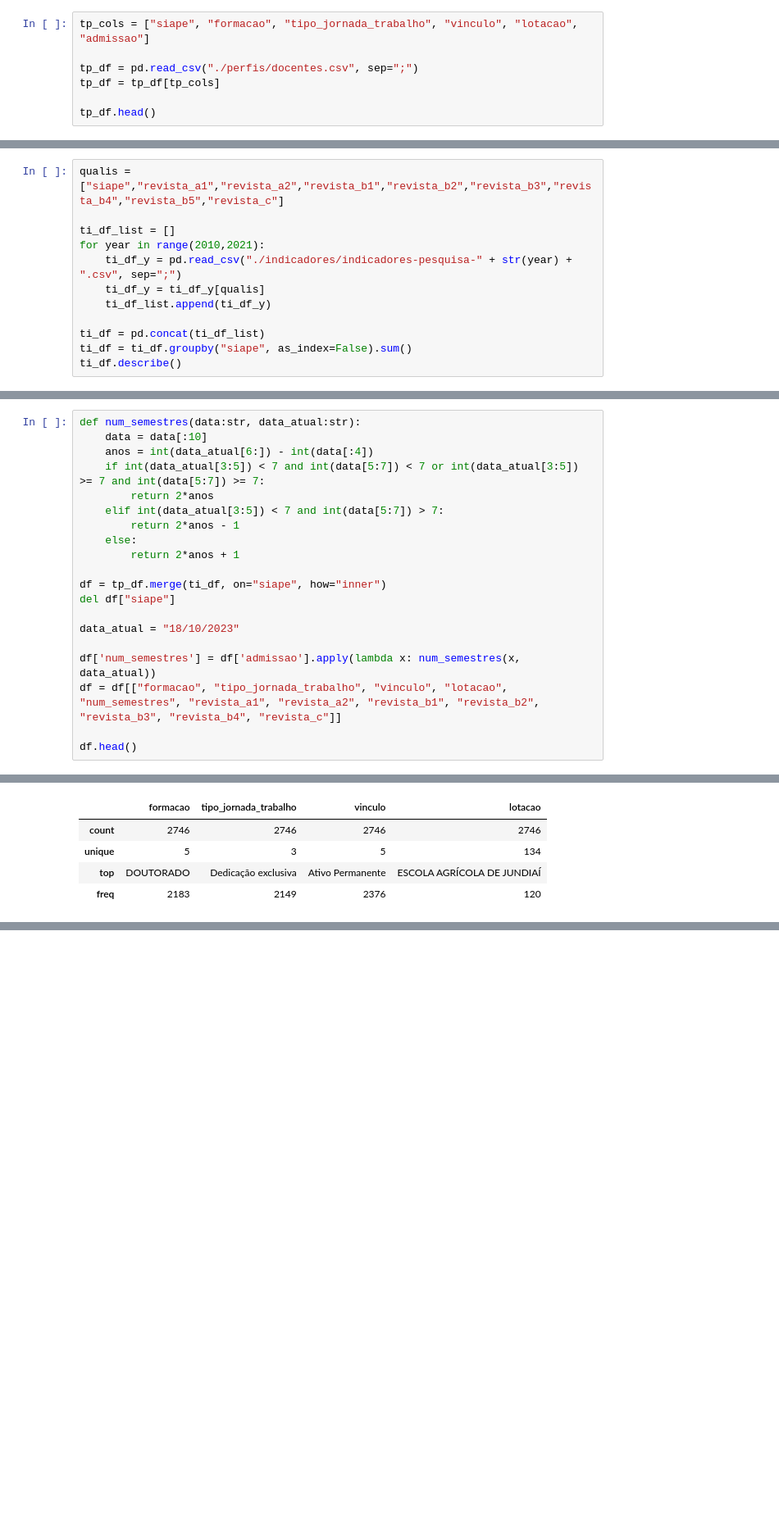
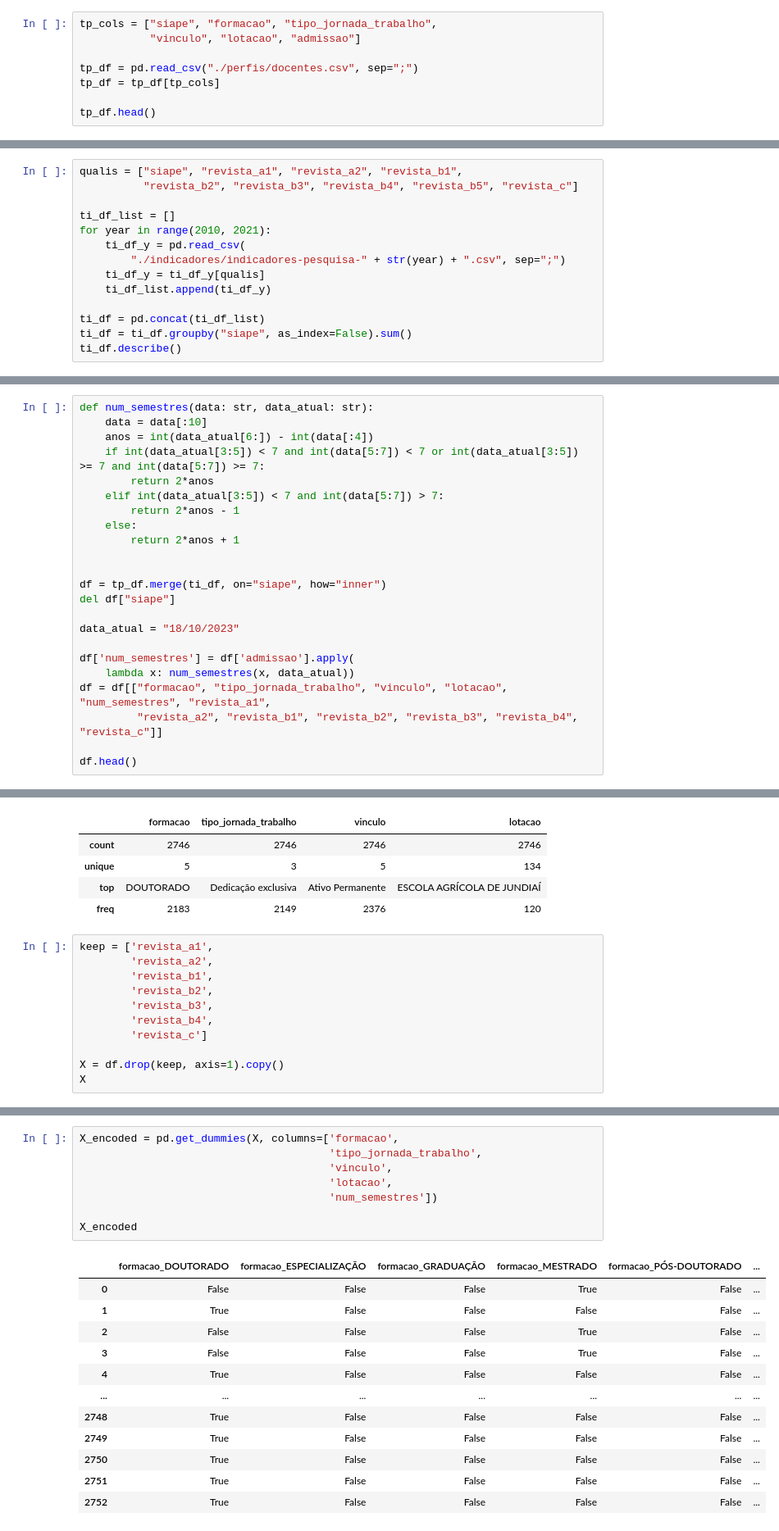
Before and after one commit to Lucas-Morais-Freire/AI, a Jupyter notebook: proj U1/teacher_qualis.ipynb, the cells around one changed output, grey strips where cells are left out. Shown: that part at 82% size. Saved outputs shown, nothing was run; the diff lists cells and outputs as text; blank space fills up the shorter version.

```diff
--- a/proj U1/teacher_qualis.ipynb
+++ b/proj U1/teacher_qualis.ipynb
@@ -3,5 +10,6 @@ import pandas as pd
 # %%
-tp_cols = ["siape", "formacao", "tipo_jornada_trabalho", "vinculo", "lotacao", "admissao"]
+tp_cols = ["siape", "formacao", "tipo_jornada_trabalho",
+           "vinculo", "lotacao", "admissao"]
 
 tp_df = pd.read_csv("./perfis/docentes.csv", sep=";")
 tp_df = tp_df[tp_cols]
@@ -46,11 +54,13 @@ tp_df.describe()
 | 75% | 2.722937e+06 |
 | max | 9.350807e+06 |
 # %%
-qualis = ["siape","revista_a1","revista_a2","revista_b1","revista_b2","revista_b3","revista_b4","revista_b5","revista_c"]
+qualis = ["siape", "revista_a1", "revista_a2", "revista_b1",
+          "revista_b2", "revista_b3", "revista_b4", "revista_b5", "revista_c"]
 
 ti_df_list = []
-for year in range(2010,2021):
-    ti_df_y = pd.read_csv("./indicadores/indicadores-pesquisa-" + str(year) + ".csv", sep=";")
+for year in range(2010, 2021):
+    ti_df_y = pd.read_csv(
+        "./indicadores/indicadores-pesquisa-" + str(year) + ".csv", sep=";")
     ti_df_y = ti_df_y[qualis]
     ti_df_list.append(ti_df_y)
 
@@ -68,7 +78,7 @@ ti_df.describe()
 | 75% | 2.721404e+06 | 3.000000 | 2.000000 | 2.000000 | 1.000000 | 1.000000 | 0.000000 | 0.000000 | ... |
 | max | 9.350807e+06 | 71.000000 | 51.000000 | 99.000000 | 46.000000 | 41.000000 | 32.000000 | 8.000000 | ... |
 # %%
-def num_semestres(data:str, data_atual:str):
+def num_semestres(data: str, data_atual: str):
     data = data[:10]
     anos = int(data_atual[6:]) - int(data[:4])
     if int(data_atual[3:5]) < 7 and int(data[5:7]) < 7 or int(data_atual[3:5]) >= 7 and int(data[5:7]) >= 7:
@@ -78,13 +88,16 @@ def num_semestres(data:str, data_atual:str):
     else:
         return 2*anos + 1
 
+
 df = tp_df.merge(ti_df, on="siape", how="inner")
 del df["siape"]
 
 data_atual = "18/10/2023"
 
-df['num_semestres'] = df['admissao'].apply(lambda x: num_semestres(x, data_atual))
-df = df[["formacao", "tipo_jornada_trabalho", "vinculo", "lotacao", "num_semestres", "revista_a1", "revista_a2", "revista_b1", "revista_b2", "revista_b3", "revista_b4", "revista_c"]]
+df['num_semestres'] = df['admissao'].apply(
+    lambda x: num_semestres(x, data_atual))
+df = df[["formacao", "tipo_jornada_trabalho", "vinculo", "lotacao", "num_semestres", "revista_a1",
+         "revista_a2", "revista_b1", "revista_b2", "revista_b3", "revista_b4", "revista_c"]]
 
 df.head()
 # %% [output]
@@ -195,3 +211,14 @@ df.describe(include="object")
 | unique | 5 | 3 | 5 | 134 |
 | top | DOUTORADO | Dedicação exclusiva | Ativo Permanente | ESCOLA AGRÍCOLA DE JUNDIAÍ |
 | freq | 2183 | 2149 | 2376 | 120 |
+# %%
+keep = ['revista_a1',
+        'revista_a2',
+        'revista_b1',
+        'revista_b2',
+        'revista_b3',
+        'revista_b4',
+        'revista_c']
+
+X = df.drop(keep, axis=1).copy()
+X
@@ -197,0 +267,21 @@ df.describe(include="object")
+# %%
+X_encoded = pd.get_dummies(X, columns=['formacao',
+                                       'tipo_jornada_trabalho',
+                                       'vinculo',
+                                       'lotacao',
+                                       'num_semestres'])
+
+X_encoded
+# %% [output]
+|  | formacao_DOUTORADO | formacao_ESPECIALIZAÇÃO | formacao_GRADUAÇÃO | formacao_MESTRADO | formacao_PÓS-DOUTORADO | ... |
+| 0 | False | False | False | True | False | ... |
+| 1 | True | False | False | False | False | ... |
+| 2 | False | False | False | True | False | ... |
+| 3 | False | False | False | True | False | ... |
+| 4 | True | False | False | False | False | ... |
+| ... | ... | ... | ... | ... | ... | ... |
+| 2748 | True | False | False | False | False | ... |
+| 2749 | True | False | False | False | False | ... |
+| 2750 | True | False | False | False | False | ... |
+| 2751 | True | False | False | False | False | ... |
+| 2752 | True | False | False | False | False | ... |
```
Also changed, not shown: parts of 13 cells of this notebook.
